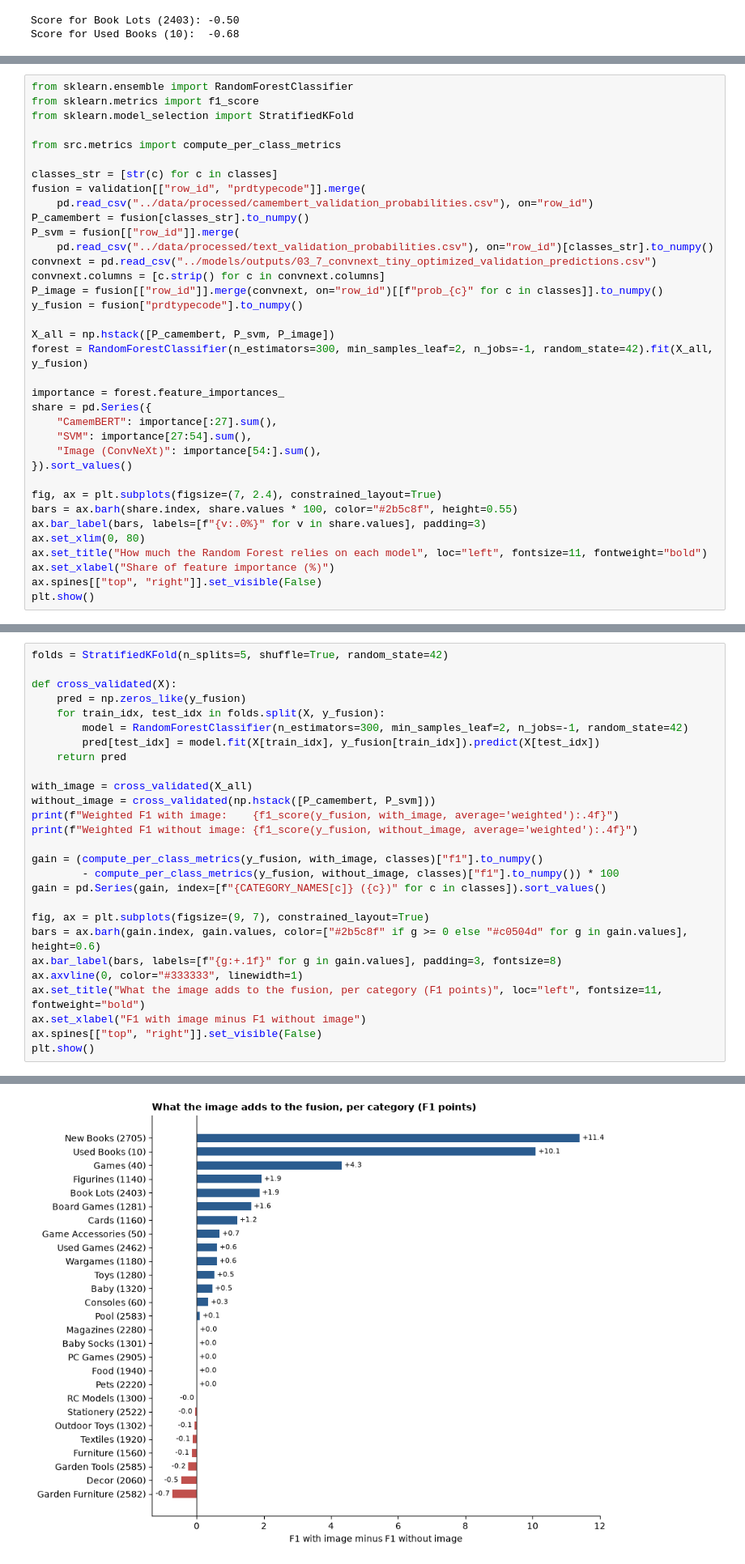
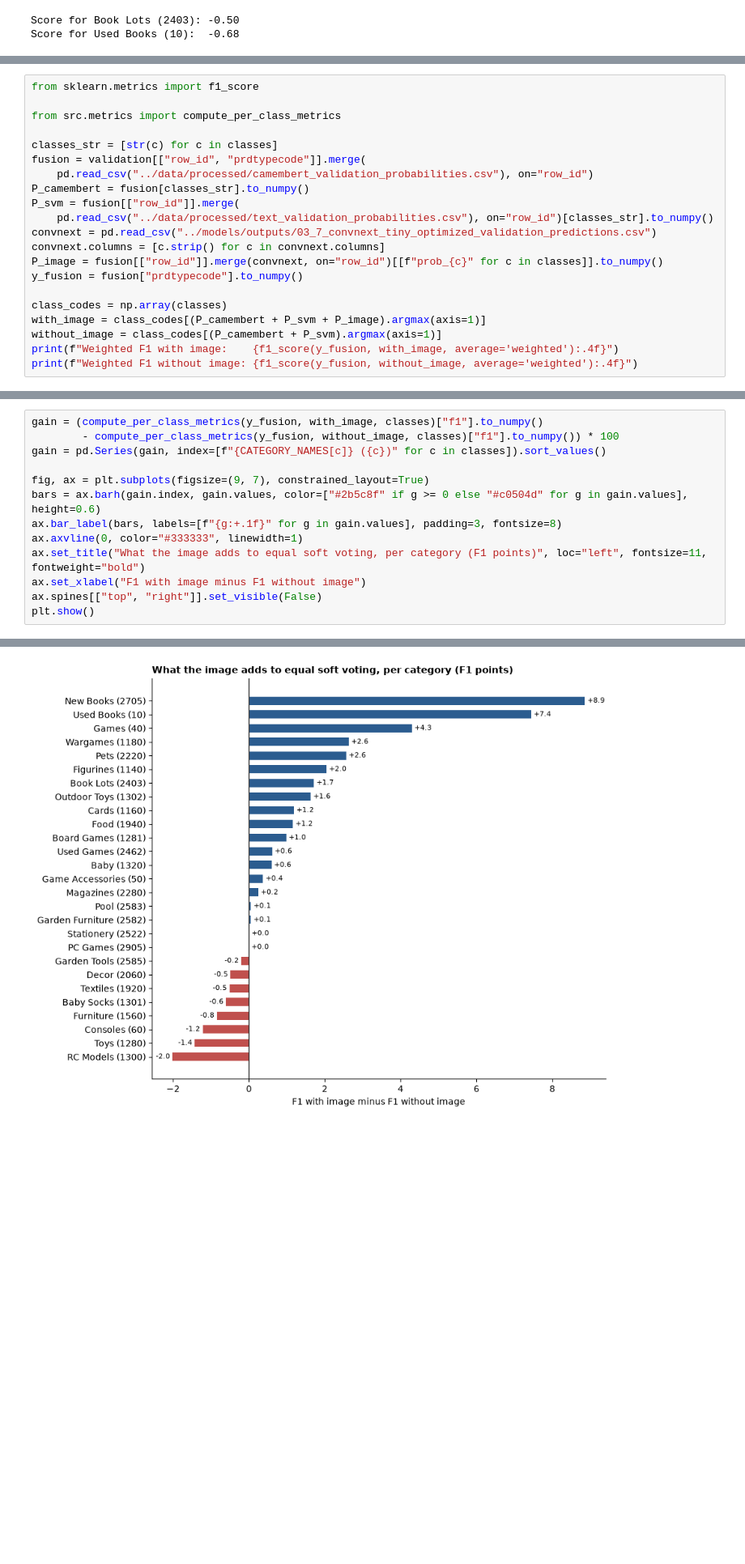
Before and after one commit to wahajaslm/liora-capstone, a Jupyter notebook: notebooks/05_interpretability.ipynb, the cells around one changed output, grey strips where cells are left out. Shown at 81% size. Cells and saved outputs as stored; diff of their text form; blank space fills up the shorter version.

```diff
--- a/notebooks/05_interpretability.ipynb
+++ b/notebooks/05_interpretability.ipynb
@@ -212,7 +211,5 @@ The final model is a Random Forest that takes 81 inputs: 27 probabilities from C
 # %%
-from sklearn.ensemble import RandomForestClassifier
 from sklearn.metrics import f1_score
-from sklearn.model_selection import StratifiedKFold
 
 from src.metrics import compute_per_class_metrics
 
@@ -227,22 +224,9 @@ convnext.columns = [c.strip() for c in convnext.columns]
 P_image = fusion[["row_id"]].merge(convnext, on="row_id")[[f"prob_{c}" for c in classes]].to_numpy()
 y_fusion = fusion["prdtypecode"].to_numpy()
 
-X_all = np.hstack([P_camembert, P_svm, P_image])
-forest = RandomForestClassifier(n_estimators=300, min_samples_leaf=2, n_jobs=-1, random_state=42).fit(X_all, y_fusion)
-
-importance = forest.feature_importances_
-share = pd.Series({
-    "CamemBERT": importance[:27].sum(),
-    "SVM": importance[27:54].sum(),
-    "Image (ConvNeXt)": importance[54:].sum(),
-}).sort_values()
-
-fig, ax = plt.subplots(figsize=(7, 2.4), constrained_layout=True)
-bars = ax.barh(share.index, share.values * 100, color="#2b5c8f", height=0.55)
-ax.bar_label(bars, labels=[f"{v:.0%}" for v in share.values], padding=3)
-ax.set_xlim(0, 80)
-ax.set_title("How much the Random Forest relies on each model", loc="left", fontsize=11, fontweight="bold")
-ax.set_xlabel("Share of feature importance (%)")
-ax.spines[["top", "right"]].set_visible(False)
-plt.show()
+class_codes = np.array(classes)
+with_image = class_codes[(P_camembert + P_svm + P_image).argmax(axis=1)]
+without_image = class_codes[(P_camembert + P_svm).argmax(axis=1)]
+print(f"Weighted F1 with image:    {f1_score(y_fusion, with_image, average='weighted'):.4f}")
+print(f"Weighted F1 without image: {f1_score(y_fusion, without_image, average='weighted'):.4f}")
 # %% [output]
@@ -250,18 +235,4 @@ plt.show()
 # %%
-folds = StratifiedKFold(n_splits=5, shuffle=True, random_state=42)
-
-def cross_validated(X):
-    pred = np.zeros_like(y_fusion)
-    for train_idx, test_idx in folds.split(X, y_fusion):
-        model = RandomForestClassifier(n_estimators=300, min_samples_leaf=2, n_jobs=-1, random_state=42)
-        pred[test_idx] = model.fit(X[train_idx], y_fusion[train_idx]).predict(X[test_idx])
-    return pred
-
-with_image = cross_validated(X_all)
-without_image = cross_validated(np.hstack([P_camembert, P_svm]))
-print(f"Weighted F1 with image:    {f1_score(y_fusion, with_image, average='weighted'):.4f}")
-print(f"Weighted F1 without image: {f1_score(y_fusion, without_image, average='weighted'):.4f}")
-
 gain = (compute_per_class_metrics(y_fusion, with_image, classes)["f1"].to_numpy()
         - compute_per_class_metrics(y_fusion, without_image, classes)["f1"].to_numpy()) * 100
 gain = pd.Series(gain, index=[f"{CATEGORY_NAMES[c]} ({c})" for c in classes]).sort_values()
@@ -270,7 +241,7 @@ fig, ax = plt.subplots(figsize=(9, 7), constrained_layout=True)
 bars = ax.barh(gain.index, gain.values, color=["#2b5c8f" if g >= 0 else "#c0504d" for g in gain.values], height=0.6)
 ax.bar_label(bars, labels=[f"{g:+.1f}" for g in gain.values], padding=3, fontsize=8)
 ax.axvline(0, color="#333333", linewidth=1)
-ax.set_title("What the image adds to the fusion, per category (F1 points)", loc="left", fontsize=11, fontweight="bold")
+ax.set_title("What the image adds to equal soft voting, per category (F1 points)", loc="left", fontsize=11, fontweight="bold")
 ax.set_xlabel("F1 with image minus F1 without image")
 ax.spines[["top", "right"]].set_visible(False)
 plt.show()
@@ -280,4 +249,4 @@ Weighted F1 without image: 0.8873
-[figure, old version]
+[figure, new version]
 # %% [markdown]
 ### Analysis
 
```
Also changed, not shown: parts of 5 cells of this notebook, 9 other files.
